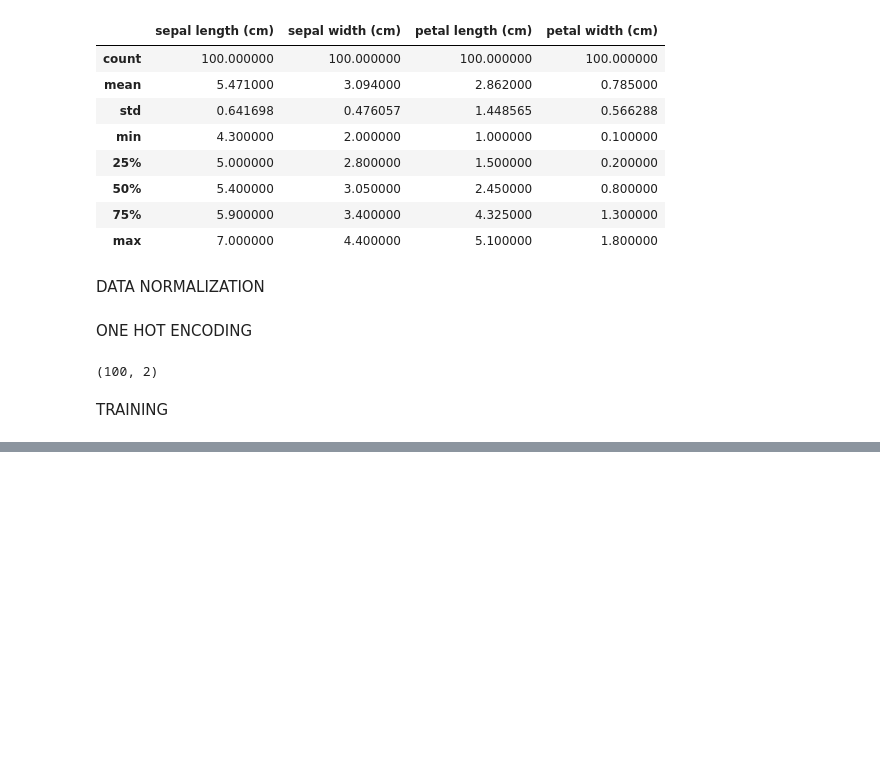
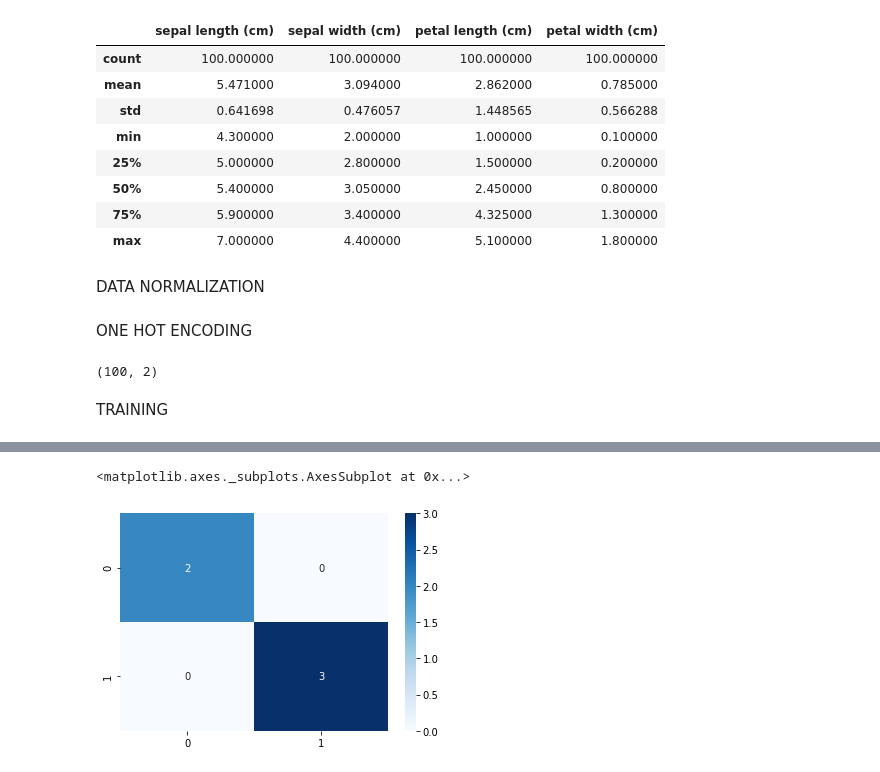
Before and after one commit to issacantony123/iris_classification, a Jupyter notebook: sc.ipynb, the cells around one changed output, grey strips where cells are left out. Drawn from its saved outputs; the diff is of its cells as text; code cells hidden in the pictures; blank space fills up the shorter version.

```diff
--- a/sc.ipynb
+++ b/sc.ipynb
@@ -148,0 +122,16 @@ get_prediction([[6.3,3.3,6.0,2.5]])
+# %%
+#function to get prediction as species names
+def get_prediction(X):
+  y_pred=np.argmax(model.predict(X),axis=1)
+  Y_pred=['setosa' if x == 0 else 'versicolor' for x in y_pred ]
+  return(Y_pred)
+
+#function to get target value as species names
+def get_target(Y):
+  y_test=(np.argmax(Y,axis=1))
+  Y_target=['setosa' if x == 0 else 'versicolor' for x in y_test ]
+  return(Y_target)
+# %%
+y_pred=get_prediction(X_test[:5])
+# %%
+y_test=get_target(Y_test[:5].values)
@@ -148,0 +149,5 @@ get_prediction([[6.3,3.3,6.0,2.5]])
+# %%
+sns.heatmap(confusion_matrix(y_test, y_pred),annot=True,cmap='Blues')
+# %% [output]
+<matplotlib.axes._subplots.AxesSubplot at 0x...>
+[figure, added]
```
Also changed, not shown: parts of 11 cells of this notebook.
